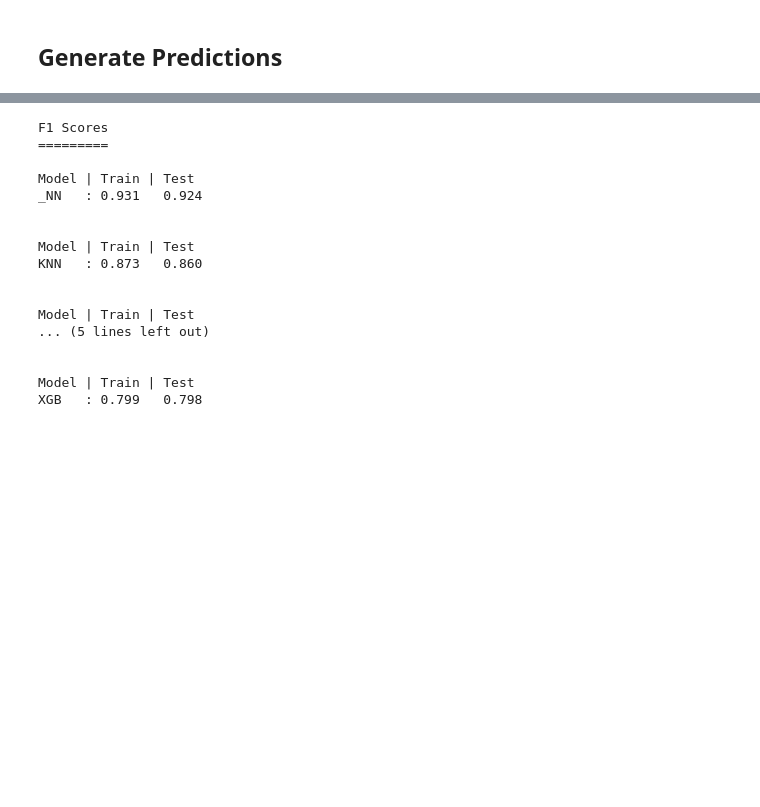
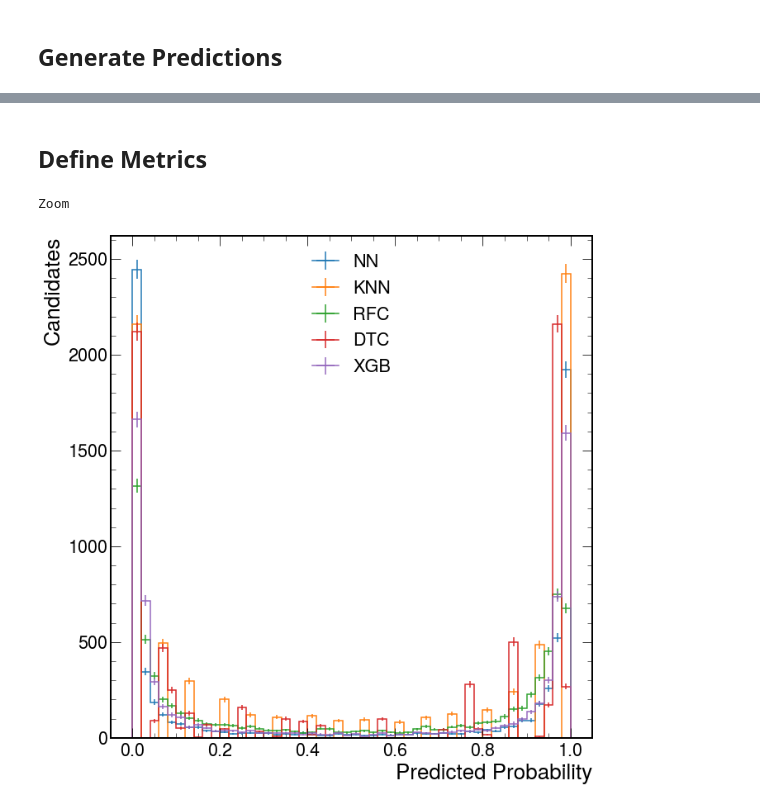
Before and after one commit to ChandlerKenworthy/Y4RareDecayProject, a Jupyter notebook: model_evaluation/other_metrics.ipynb, the cells around one changed output, grey strips where cells are left out. Saved outputs shown, nothing was run; the diff lists cells and outputs as text; code cells hidden in the pictures; blank space fills up the shorter version.

```diff
--- a/model_evaluation/other_metrics.ipynb
+++ b/model_evaluation/other_metrics.ipynb
@@ -11,17 +16,17 @@ plt.style.use([hep.style.ROOT, hep.style.firamath])
 # %%
-version = '8.0.5'
+version = '9.0.5'
 train = pd.read_csv(f'../data_files/{version}/train.csv', index_col=[0])
-X_train = train.drop(['category', 'Lb_M', 'IsSimulated', 'QSQR'], axis=1)
+X_train = train.drop(['category', 'Lb_M', 'IsSimulated'], axis=1)
 y_train = train.category
 
 test = df = pd.read_csv(f'../data_files/{version}/test.csv', index_col=[0])
-X_test = test.drop(['category', 'Lb_M', 'IsSimulated', 'QSQR'], axis=1)
+X_test = test.drop(['category', 'Lb_M', 'IsSimulated'], axis=1)
 y_test = test.category
 # %%
-nn = tf.keras.models.load_model(f'../model_evaluation/models/NN_{version}')
-knn = load(f'../model_evaluation/models/KNN_{version}.joblib')
-rfc = load(f'../model_evaluation/models/RFC_{version}.joblib')
-dtc = load(f'../model_evaluation/models/DTC_{version}.joblib')
-xgb = load(f'../model_evaluation/models/XGB_{version}.joblib')
+nn = tf.keras.models.load_model(f'../neural_network/models/v{version}')
+knn = load(f'../classification_methods/models/KNN_{version}_tune.joblib')
+rfc = load(f'../classification_methods/models/RFC_{version}_tune.joblib')
+dtc = load(f'../classification_methods/models/DTC_{version}_tune.joblib')
+xgb = load(f'../classification_methods/models/XGB_{version}.joblib')
 
-models = {'_NN': nn, 'KNN': knn, 'RFC': rfc, 'DTC': dtc, 'XGB': xgb}
+models = {'NN': nn, 'KNN': knn, 'RFC': rfc, 'DTC': dtc, 'XGB': xgb}
@@ -41,30 +60,2 @@ for name, model in models.items():
-# %%
-print("F1 Scores\n=========")
-for name, pred in train_preds.items():
-    metric = tfa.metrics.F1Score(num_classes=1, threshold=0.8)
-    metric.update_state(np.array([[i] for i in y_train.to_numpy()]), np.array([[i] for i in pred]))
-    train_f1 = metric.result()
-    # Reset metric
-    metric = tfa.metrics.F1Score(num_classes=1, threshold=0.8)
-    metric.update_state(np.array([[i] for i in y_test.to_numpy()]), np.array([[i] for i in test_preds[name]]))
-    test_f1 = metric.result()
-    print("\nModel | Train | Test")
-    print(f"{name}   : {train_f1.numpy()[0]:.3f}   {test_f1.numpy()[0]:.3f}\n")
-# %% [output]
-F1 Scores
-=========
-
-Model | Train | Test
-_NN   : 0.931   0.924
-
-
-Model | Train | Test
-KNN   : 0.873   0.860
-
-
-Model | Train | Test
-... (5 lines left out)
-
-
-Model | Train | Test
-XGB   : 0.799   0.798
+# %% [markdown]
+## Define Metrics
@@ -70,0 +192,5 @@ XGB   : 0.799   0.798
+# %%
+a = get_ks_score(train_preds, test_preds, displayPlots=True, showTestOnly=True, savePlots=True)
+# %% [output]
+Zoom
+[figure, added]
```
Also changed, not shown: parts of 5 cells of this notebook, 2 other files.
